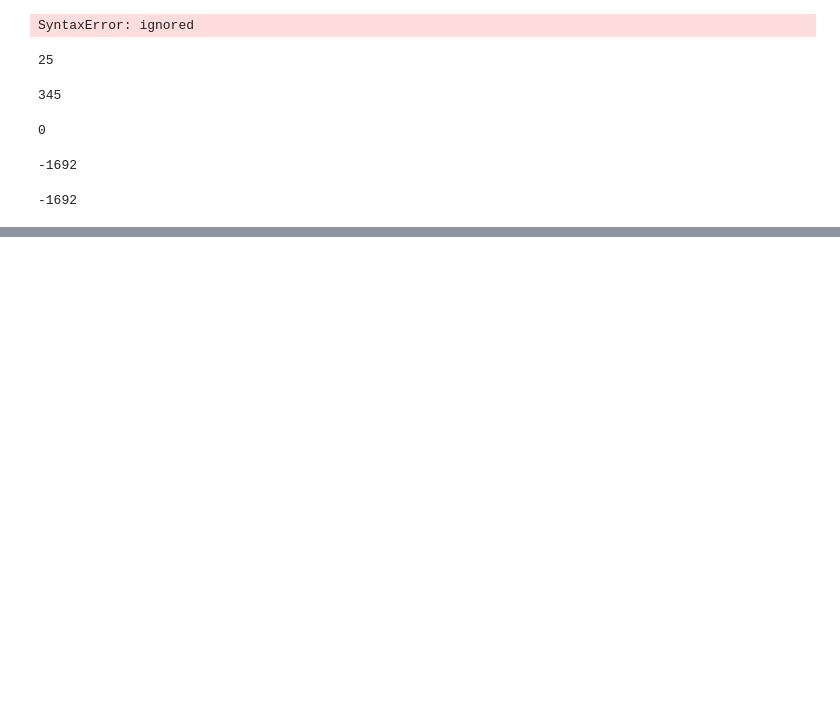
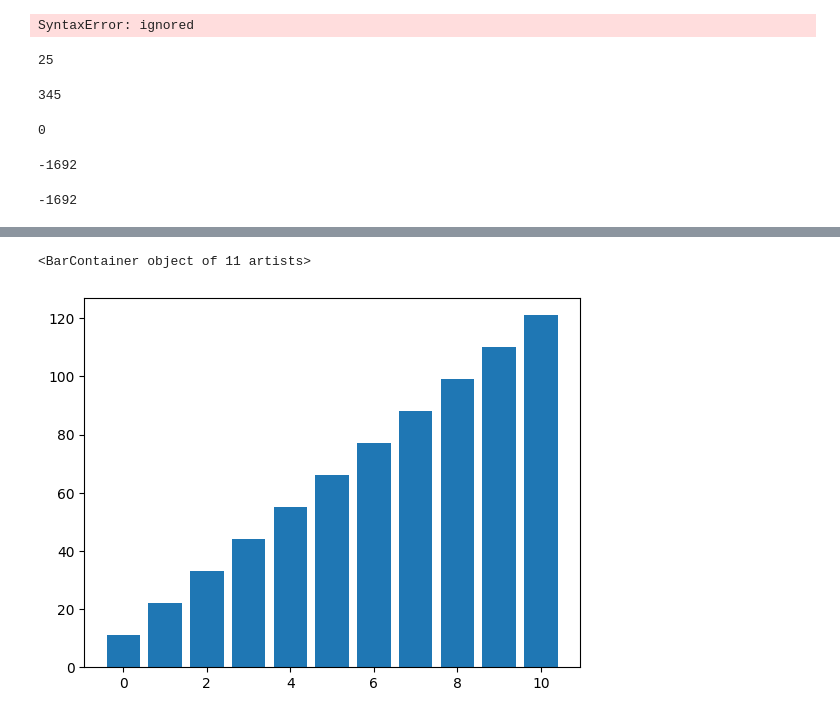
Before and after one commit to prijal-matc/takeovds41, a Jupyter notebook: DBA_bootcamp.ipynb, the cells around one changed output, grey strips where cells are left out. Drawn from its saved outputs; the diff is of its cells as text; code cells hidden in the pictures; blank space fills up the shorter version.

```diff
--- a/DBA_bootcamp.ipynb
+++ b/DBA_bootcamp.ipynb
@@ -1322,0 +3575,5 @@ print(x(12,24,36,48))
+# %%
+plt.bar(lst1, lst2)
+# %% [output]
+<BarContainer object of 11 artists>
+[figure, added]
```
Also changed, not shown: parts of 276 cells of this notebook.
